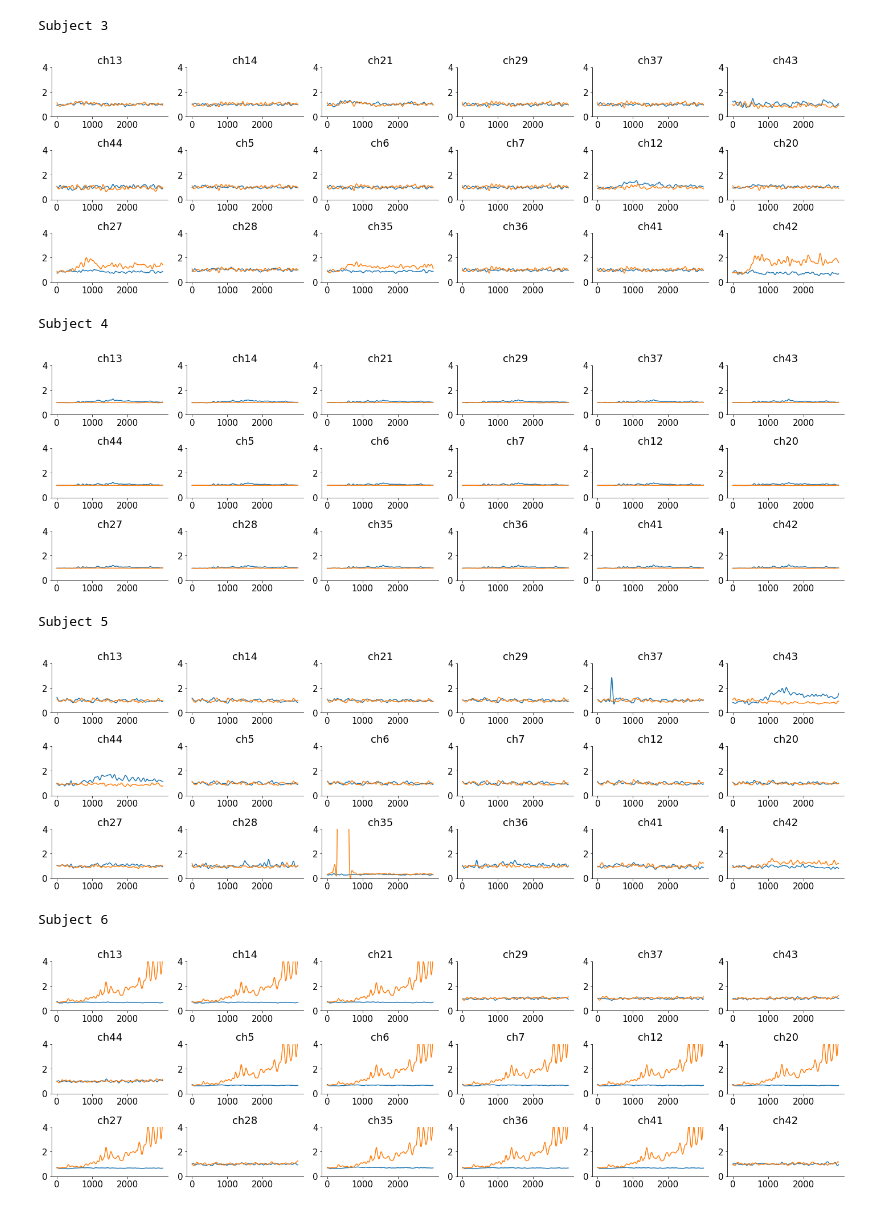
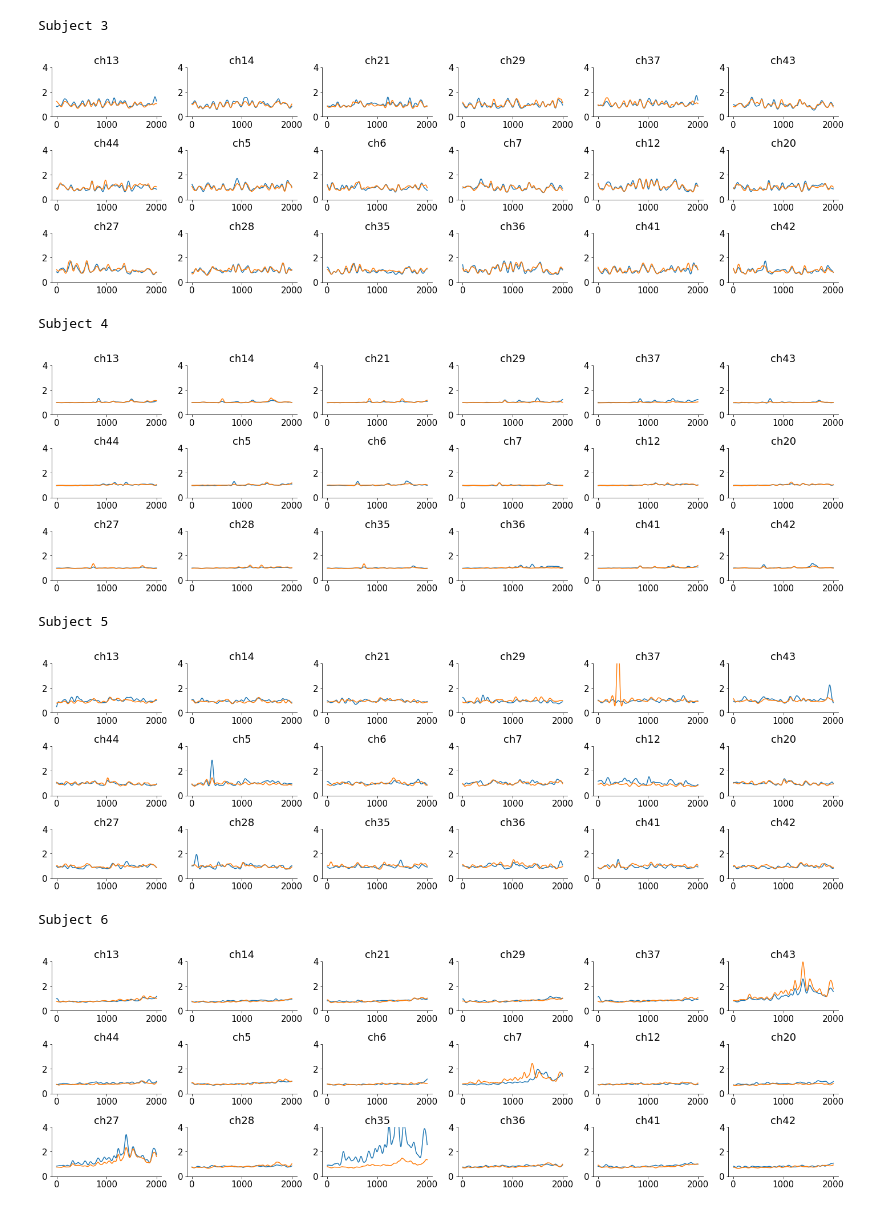
Before and after one commit to Xianhui-He/Raclette-Group-2-ECoG-Motor-Imagery, a Jupyter notebook: Motor_Imagery_Dataset_Data_Wrangling_Preprocessing_Hanif.ipynb, the cells around one changed output. Cells and saved outputs as stored; diff of their text form; code cells hidden in the pictures.

```diff
--- a/Motor_Imagery_Dataset_Data_Wrangling_Preprocessing_Hanif.ipynb
+++ b/Motor_Imagery_Dataset_Data_Wrangling_Preprocessing_Hanif.ipynb
@@ -118,7 +120,7 @@ for subject in alldat:
     b, a = signal.butter(3, [50], btype='high', fs=1000)
     volt_data = signal.filtfilt(b, a, volt_data, 0)
 
-    # Compute Aprrox. Power & Detect Envelope
+    # Compute Aprrox. Power & Detect Envelope (Using 3rd Order Butterworth, Low-pass 10Hz)
     volt_data = np.abs(volt_data)**2
     b, a = signal.butter(3, [10], btype='low', fs=1000)
     volt_data = signal.filtfilt(b, a, volt_data, 0)
@@ -127,14 +129,28 @@ for subject in alldat:
     volt_data = volt_data/volt_data.mean(0)
 
     # Extract 3000 ms after Stimulus Onset for All Stimulus (~60 Total), Creating Epochs-Array
-    epoch_window = np.arange(0, 3000)
+    window = 2000
+    epoch_window = np.arange(0, window)
     epoch_timepoints = block['t_on'][:, np.newaxis] + epoch_window
 
-    V_epochs_combined = np.reshape(volt_data[epoch_timepoints, :], (n_stimulus, 3000, channels))
+    V_epochs_combined = np.reshape(volt_data[epoch_timepoints, :], (n_stimulus, window, channels))
+
+    # TODO: Find Better Alternative!!!
+    # Super-messy Bodgy-as-hell Code to Reshape V_epochs_combined from (n_stimulus, window, channels) to (n_stimulus, channels, window) since np.reshape Somehow Mess. Things. Up. (Required for MNE)
+    for channel_index in range(channels):
+      if channel_index == 0:
+        temp_epochs_combined_prev = V_epochs_combined[:,:,channel_index]
+        continue
+      elif channel_index == 1:
+        temp_epochs_combined_cur = np.stack((temp_epochs_combined_prev, V_epochs_combined[:,:,channel_index]))
+      else:
+        temp_epochs_combined_cur = np.append(temp_epochs_combined_cur, np.atleast_3d(V_epochs_combined[:,:,channel_index]).reshape((1,n_stimulus,window)), axis=0)
+
+    V_epochs_combined = temp_epochs_combined_cur.reshape((n_stimulus, channels, window))
 
     # Separate Epochs Between Tongue & Hand
-    V_epochs_tongue = (V_epochs_combined[block['stim_id'] == 11])
-    V_epochs_hand = (V_epochs_combined[block['stim_id'] == 12])
+    V_epochs_tongue = (V_epochs_combined[block['stim_id'] == 11, :, :])
+    V_epochs_hand = (V_epochs_combined[block['stim_id'] == 12, :, :])
 
     # Generate MNE Epochs Object & Append to All Subjects Tongue & Hand Epochs Array
     if index == 0:
@@ -146,5 +184,11 @@ for subject in alldat:
 # %%
 # Plot ROI Channels
+
+rcParams['figure.figsize'] = [20, 4]
+rcParams['font.size'] = 15
+rcParams['axes.spines.top'] = False
+rcParams['axes.spines.right'] = False
+rcParams['figure.autolayout'] = True
 
 for subject, _ in enumerate(tongue_epochs_real):
 
@@ -157,8 +201,8 @@ for subject, _ in enumerate(tongue_epochs_real):
   plt.figure(figsize=(20, 10))
   for index, channel in enumerate(roi_channels):
     ax = plt.subplot(5, 6, index+1)
-    plt.plot(epoch_window, V_tongue[:, channel])
-    plt.plot(epoch_window, V_hand[:, channel])
+    plt.plot(epoch_window, V_tongue[channel, :])
+    plt.plot(epoch_window, V_hand[channel, :])
     plt.title('ch%d'%channel)
     plt.xticks([0, 1000, 2000])
     plt.ylim([0, 4])
@@ -173,8 +217,8 @@ Subject 2
 Subject 3
-[figure, old version]
+[figure, new version]
 Subject 4
-[figure, old version]
+[figure, new version]
 Subject 5
-[figure, old version]
+[figure, new version]
 Subject 6
-[figure, old version]
+[figure, new version]
```
Also changed, not shown: parts of 4 cells of this notebook.
